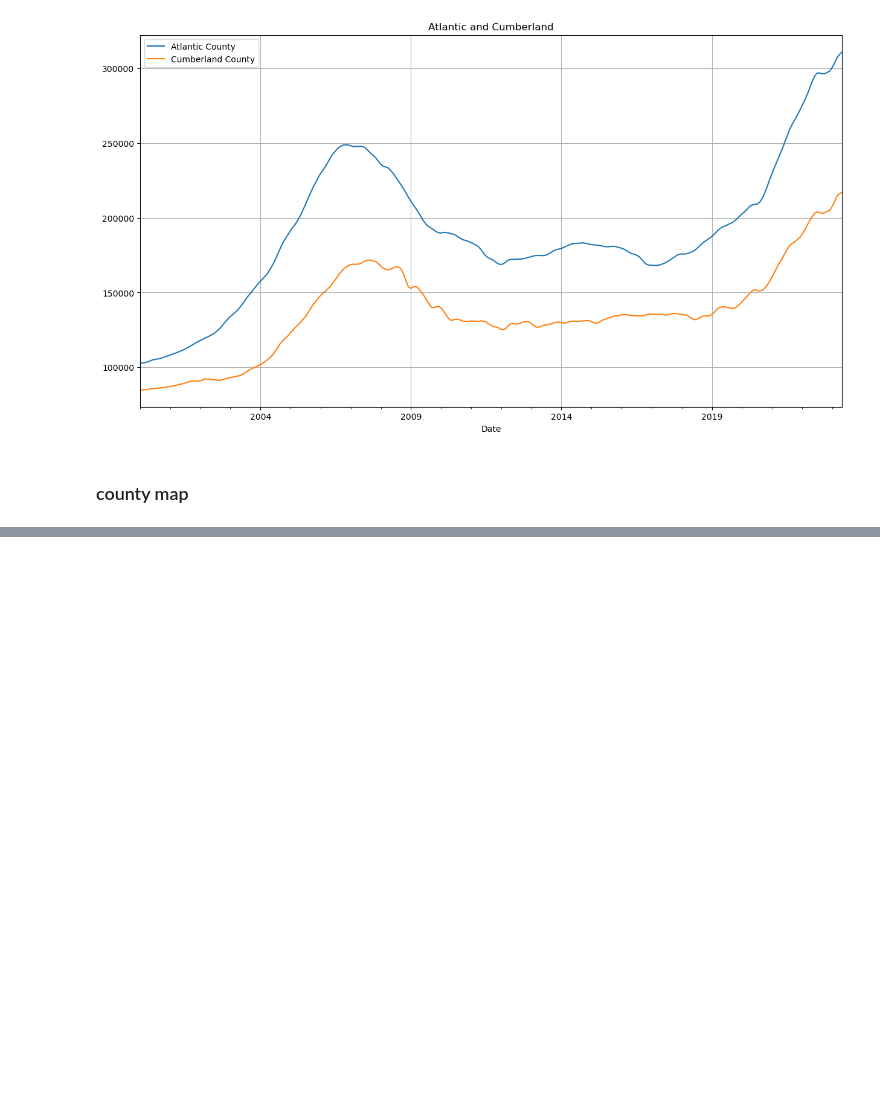
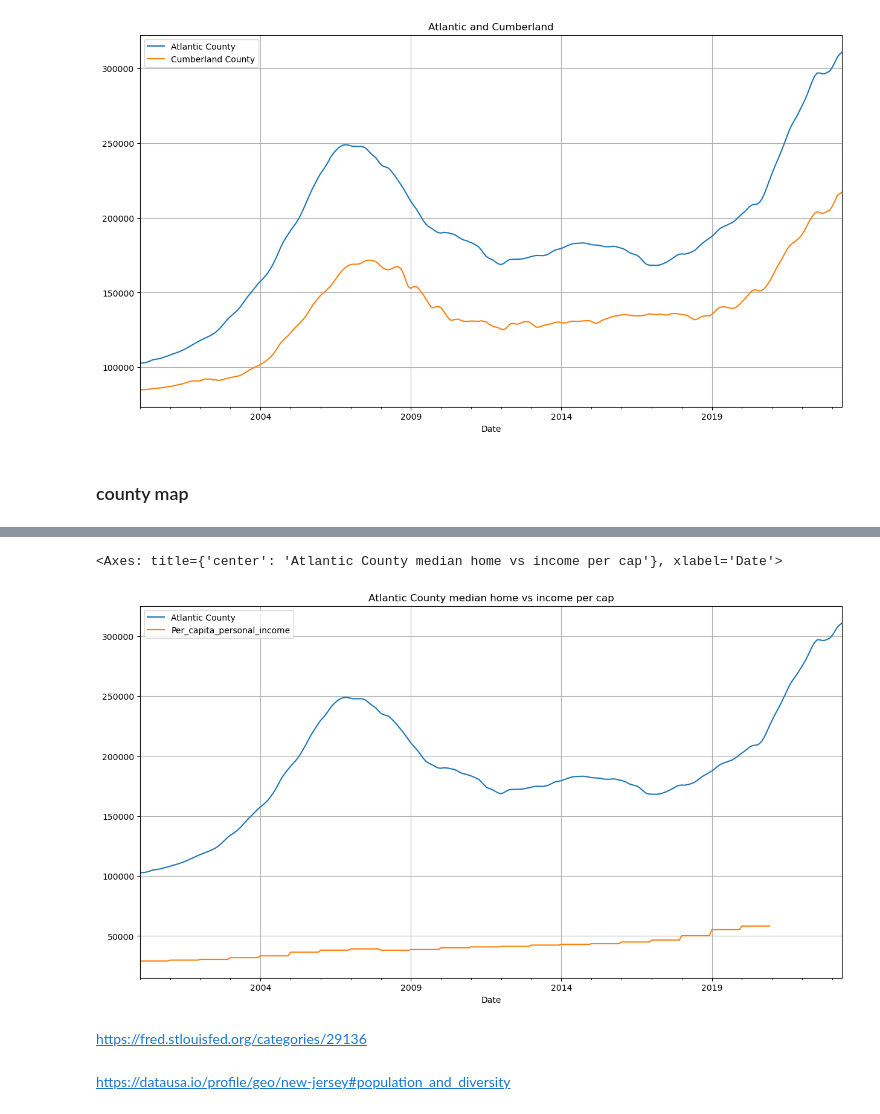
Before and after one commit to KuoLiang-hub/housing_data, a Jupyter notebook: housing_price_NJ.ipynb, the cells around one changed output, grey strips where cells are left out. Saved outputs shown, nothing was run; the diff lists cells and outputs as text; code cells hidden in the pictures; blank space fills up the shorter version.

```diff
--- a/housing_price_NJ.ipynb
+++ b/housing_price_NJ.ipynb
@@ -2,14 +2,13 @@
 import pandas as pd
 import matplotlib as plt
 # %%
-north_jersey = ["Date","Bergen County","Middlesex County","Essex County","Hudson County","Monmouth County","Union County","Passaic County","Morris County", "Mercer County","Somerset County","Sussex County","Hunterdon County","Warren County"]
-south_jersey = ["Date","Ocean County","Camden County","Burlington County", "Gloucester County","Atlantic County","Cumberland County","Cape May County","Salem County"]
+north_jersey = ["Bergen County","Middlesex County","Essex County","Hudson County","Monmouth County","Union County","Passaic County","Morris County", "Mercer County","Somerset County","Sussex County","Hunterdon County","Warren County"]
+south_jersey = ["Ocean County","Camden County","Burlington County", "Gloucester County","Atlantic County","Cumberland County","Cape May County","Salem County"]
 
-nj_data = pd.read_csv('./NJ_County.csv', usecols=north_jersey)
-nj_data2 = pd.read_csv('./NJ_County.csv', usecols=south_jersey)
+nj_data = pd.read_csv('./NJ_County.csv')
 
 nj_data['Date'] = pd.to_datetime(nj_data['Date'])
-nj_data2['Date'] = pd.to_datetime(nj_data2['Date'])
+# nj_data2['Date'] = pd.to_datetime(nj_data2['Date'])
 
 # nj_data = nj_data.set_index('Date')
 # nj_data2 = nj_data2.set_index('Date')
@@ -72,0 +43,8 @@ plt.show()
+# %%
+# TODO add income level to it too, maybe a second y; add home to income ration somehow.
+df_income = pd.read_csv("./raw_data/per_cap_income.csv")
+df_income['Date'] = pd.to_datetime(df_income['Date'])
+
+df_merged = pd.merge_asof(nj_data, df_income, on='Date', direction='forward')
+
+df_merged.head()
@@ -72,0 +59,5 @@ plt.show()
+# %%
+df_merged.plot(figsize=(15, 8), grid='y', title="Atlantic County median home vs income per cap", x='Date', y = ['Atlantic County', 'Per_capita_personal_income'])
+# %% [output]
+<Axes: title={'center': 'Atlantic County median home vs income per cap'}, xlabel='Date'>
+[figure, added]
@@ -72,0 +66,4 @@ plt.show()
+# %% [markdown]
+https://fred.stlouisfed.org/categories/29136
+# %% [markdown]
+https://datausa.io/profile/geo/new-jersey#population_and_diversity
```
Also changed, not shown: parts of 9 cells of this notebook, 3 other files.
